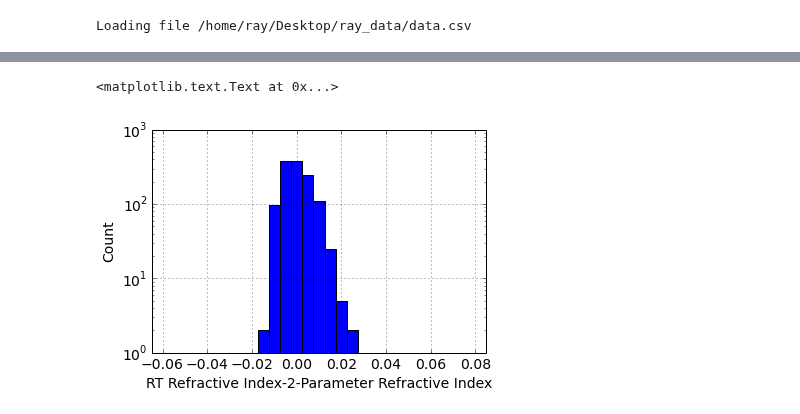
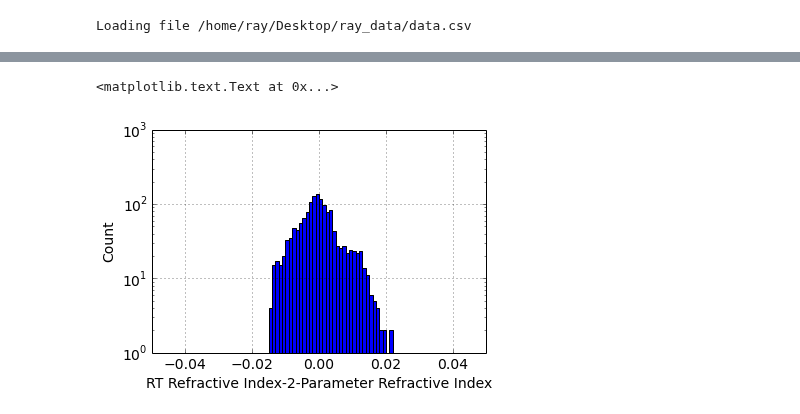
Before and after one commit to vtsuperdarn/davitpy, a Jupyter notebook: docs/notebook/2ParameterMethod_Plotting.ipynb, the cells around one changed output, grey strips where cells are left out. Drawn from its saved outputs; the diff is of its cells as text; code cells hidden in the pictures.

```diff
--- a/docs/notebook/2ParameterMethod_Plotting.ipynb
+++ b/docs/notebook/2ParameterMethod_Plotting.ipynb
@@ -268,5 +293,5 @@ ax.grid()
 # %%
-bins_nr = np.arange(-.0275, .0475, .005)
+bins_nr = np.arange(-.025, .025, .001)
 # %%
 bins_nr
 # %% [output]
@@ -276,11 +315,11 @@ array([-0.0275, -0.0225, -0.0175, -0.0125, -0.0075, -0.0025,  0.0025,
 # %%
 df['nr_diff_2p'].hist(bins=bins_nr, log=True)
-plt.xlim(-.065, .085)
+plt.xlim(-.05, .05)
 plt.xlabel('RT Refractive Index-2-Parameter Refractive Index')
 plt.ylabel('Count')
 # %% [output]
 <matplotlib.text.Text at 0x...>
-[figure, old version]
+[figure, new version]
 # %%
 xvar = df['lgc_rt']
 yvar = df['height']
```
Also changed, not shown: parts of 21 cells of this notebook, 1 other file.
